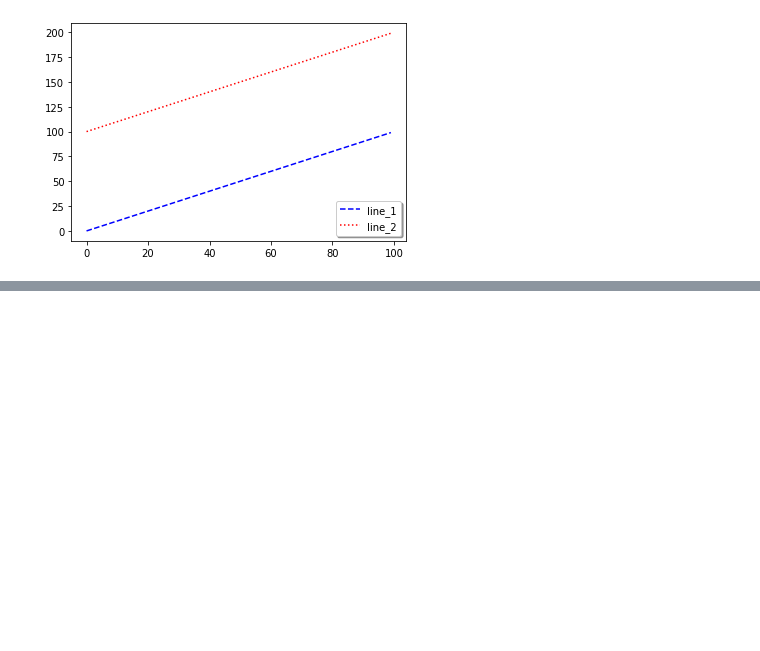
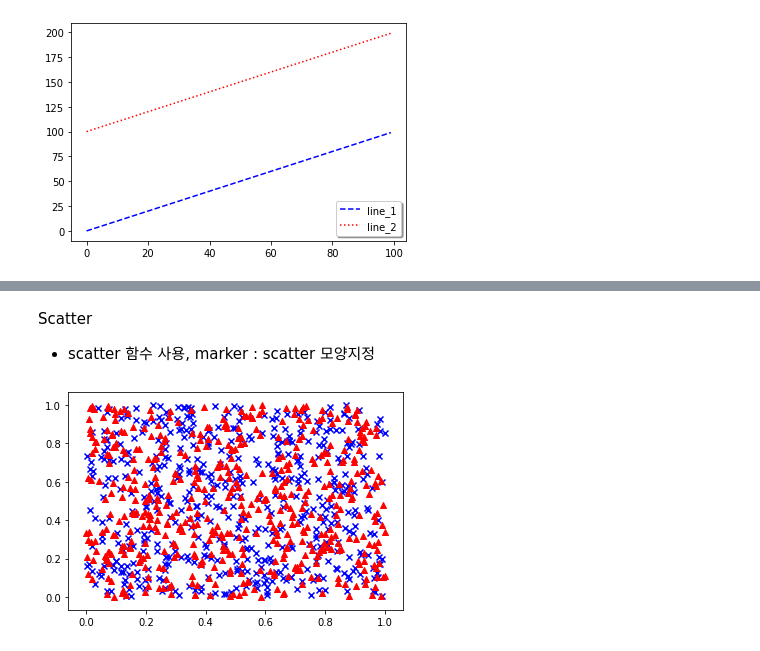
Before and after one commit to enriver/Boost_Course, a Jupyter notebook: 머신러닝을 위한 파이썬/Visualization_matplotlib.ipynb, the cells around one changed output, grey strips where cells are left out. Saved outputs shown, nothing was run; the diff lists cells and outputs as text; code cells hidden in the pictures; blank space fills up the shorter version.

```diff
--- a/머신러닝을 위한 파이썬/Visualization_matplotlib.ipynb
+++ b/머신러닝을 위한 파이썬/Visualization_matplotlib.ipynb
@@ -119,0 +131,13 @@ plt.legend(shadow=True, fancybox=True, loc='lower right')
+# %% [markdown]
+Scatter
+
+- scatter 함수 사용, marker : scatter 모양지정
+# %%
+data_1= np.random.rand(512,2)
+data_2=np.random.rand(512,2)
+
+plt.scatter(data_1[:,0], data_1[:,1], c='b', marker='x')
+plt.scatter(data_2[:,0], data_2[:,1],c='r', marker="^")
+plt.show()
+# %% [output]
+[figure, added]
```
Also changed, not shown: parts of 13 cells of this notebook.
